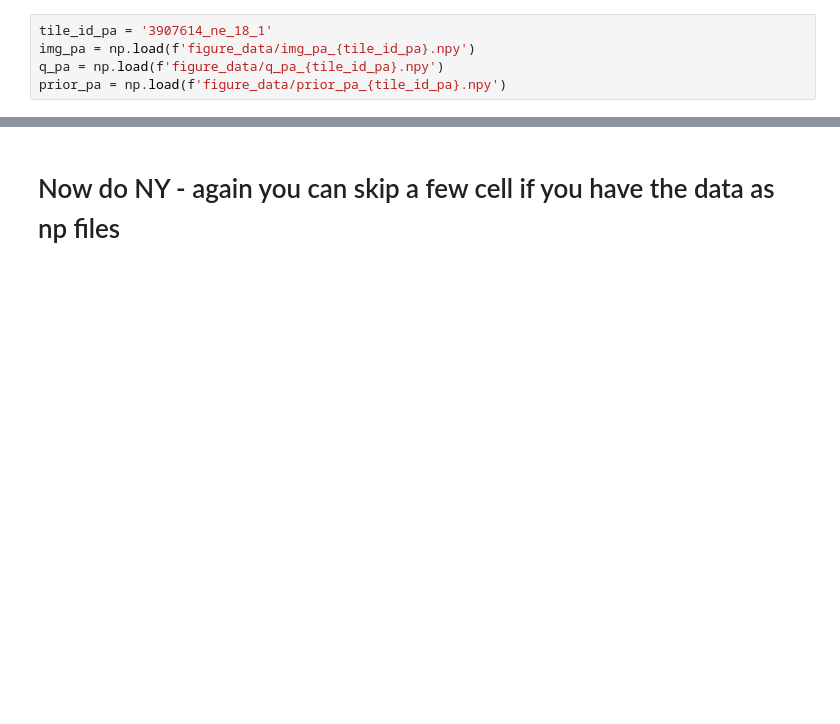
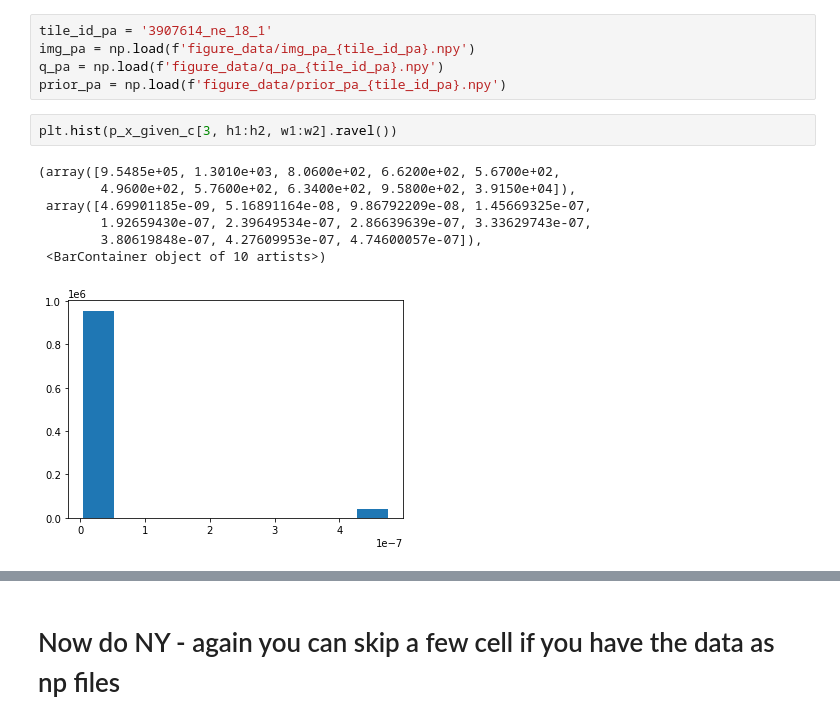
Before and after one commit to estherrolf/implicit-posterior, a Jupyter notebook: figure_notebooks/visualize_px_and_px_given_c.ipynb, the cells around one changed output, grey strips where cells are left out. Drawn from its saved outputs; the diff is of its cells as text; blank space fills up the shorter version.

```diff
--- a/figure_notebooks/visualize_px_and_px_given_c.ipynb
+++ b/figure_notebooks/visualize_px_and_px_given_c.ipynb
@@ -97,6 +98,16 @@ tile_id_pa = '3907614_ne_18_1'
 img_pa = np.load(f'figure_data/img_pa_{tile_id_pa}.npy')
 q_pa = np.load(f'figure_data/q_pa_{tile_id_pa}.npy')
 prior_pa = np.load(f'figure_data/prior_pa_{tile_id_pa}.npy')
+# %%
+plt.hist(p_x_given_c[3, h1:h2, w1:w2].ravel())
+# %% [output]
+(array([9.5485e+05, 1.3010e+03, 8.0600e+02, 6.6200e+02, 5.6700e+02,
+        4.9600e+02, 5.7600e+02, 6.3400e+02, 9.5800e+02, 3.9150e+04]),
+ array([4.69901185e-09, 5.16891164e-08, 9.86792209e-08, 1.45669325e-07,
+        1.92659430e-07, 2.39649534e-07, 2.86639639e-07, 3.33629743e-07,
+        3.80619848e-07, 4.27609953e-07, 4.74600057e-07]),
+ <BarContainer object of 10 artists>)
+[figure, added]
 # %%
 # P(X|C)
 
```
Also changed, not shown: parts of 10 cells of this notebook, 4 other files.
